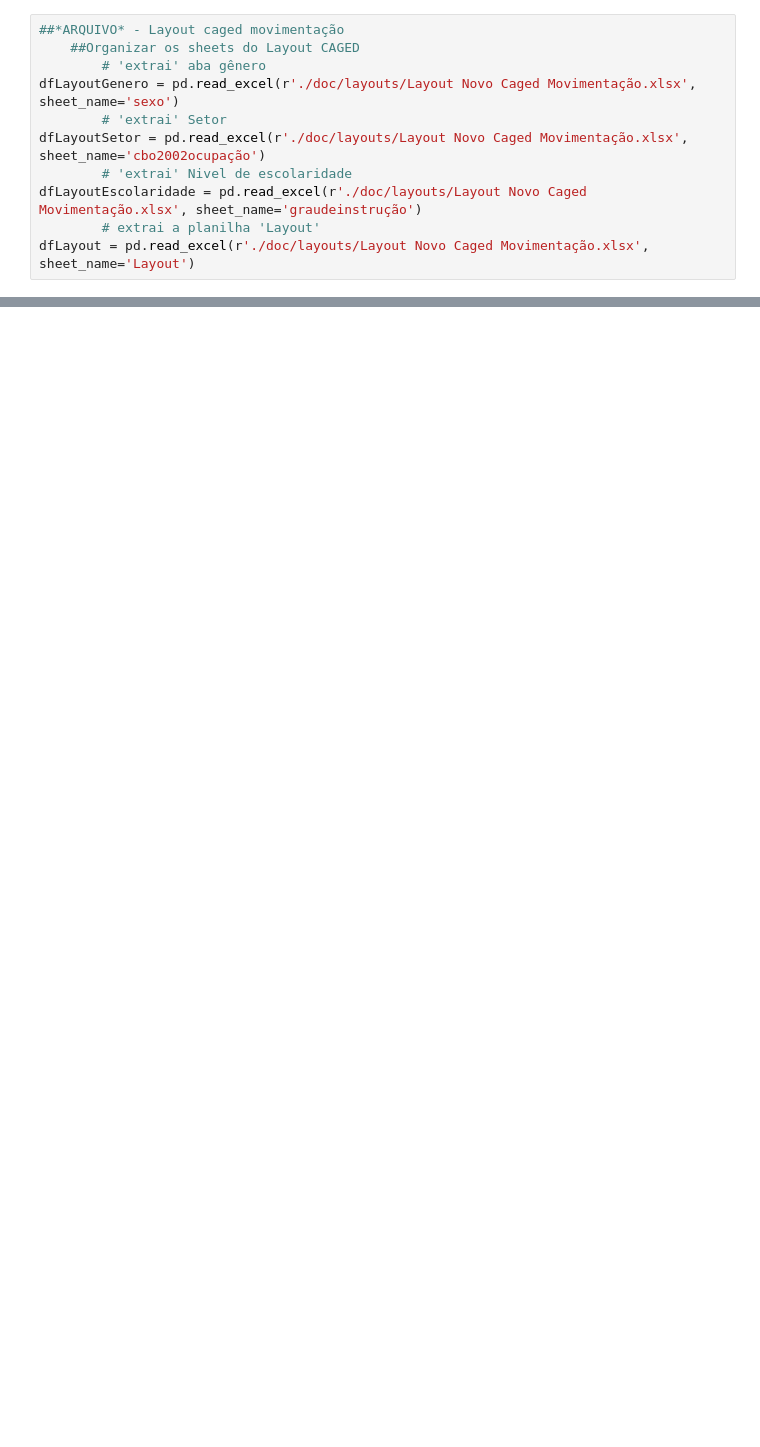
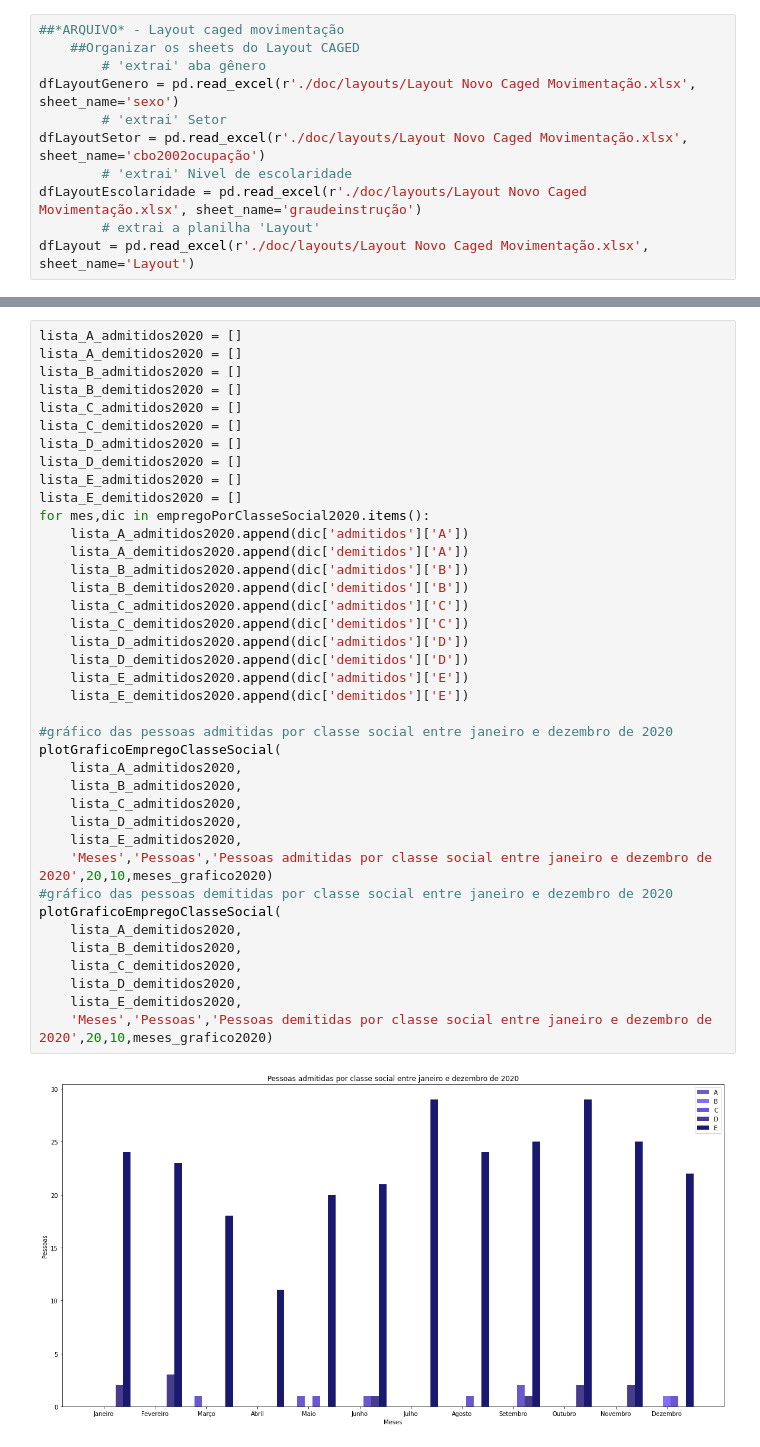
Before and after one commit to barbaraport/analise-empregabilidade-caged, a Jupyter notebook: analise-empregabilidade-caged.ipynb, the cells around one changed output, grey strips where cells are left out. Drawn from its saved outputs; the diff is of its cells as text; blank space fills up the shorter version.

```diff
--- a/analise-empregabilidade-caged.ipynb
+++ b/analise-empregabilidade-caged.ipynb
@@ -98,0 +328,41 @@ print(empregoPorGenero2021)
+# %%
+lista_A_admitidos2020 = []
+lista_A_demitidos2020 = []
+lista_B_admitidos2020 = []
+lista_B_demitidos2020 = []
+lista_C_admitidos2020 = []
+lista_C_demitidos2020 = []
+lista_D_admitidos2020 = []
+lista_D_demitidos2020 = []
+lista_E_admitidos2020 = []
+lista_E_demitidos2020 = []
+for mes,dic in empregoPorClasseSocial2020.items():
+    lista_A_admitidos2020.append(dic['admitidos']['A'])
+    lista_A_demitidos2020.append(dic['demitidos']['A'])
+    lista_B_admitidos2020.append(dic['admitidos']['B'])
+    lista_B_demitidos2020.append(dic['demitidos']['B'])
+    lista_C_admitidos2020.append(dic['admitidos']['C'])
+    lista_C_demitidos2020.append(dic['demitidos']['C'])
+    lista_D_admitidos2020.append(dic['admitidos']['D'])
+    lista_D_demitidos2020.append(dic['demitidos']['D'])
+    lista_E_admitidos2020.append(dic['admitidos']['E'])
+    lista_E_demitidos2020.append(dic['demitidos']['E'])
+
+#gráfico das pessoas admitidas por classe social entre janeiro e dezembro de 2020
+plotGraficoEmpregoClasseSocial(
+    lista_A_admitidos2020,
+    lista_B_admitidos2020,
+    lista_C_admitidos2020,
+    lista_D_admitidos2020,
+    lista_E_admitidos2020,
+    'Meses','Pessoas','Pessoas admitidas por classe social entre janeiro e dezembro de 2020',20,10,meses_grafico2020)
+#gráfico das pessoas demitidas por classe social entre janeiro e dezembro de 2020
+plotGraficoEmpregoClasseSocial(
+    lista_A_demitidos2020,
+    lista_B_demitidos2020,
+    lista_C_demitidos2020,
+    lista_D_demitidos2020,
+    lista_E_demitidos2020,
+    'Meses','Pessoas','Pessoas demitidas por classe social entre janeiro e dezembro de 2020',20,10,meses_grafico2020)
+# %% [output]
+[figure, added]
```
Also changed, not shown: parts of 17 cells of this notebook, 8 other files.
